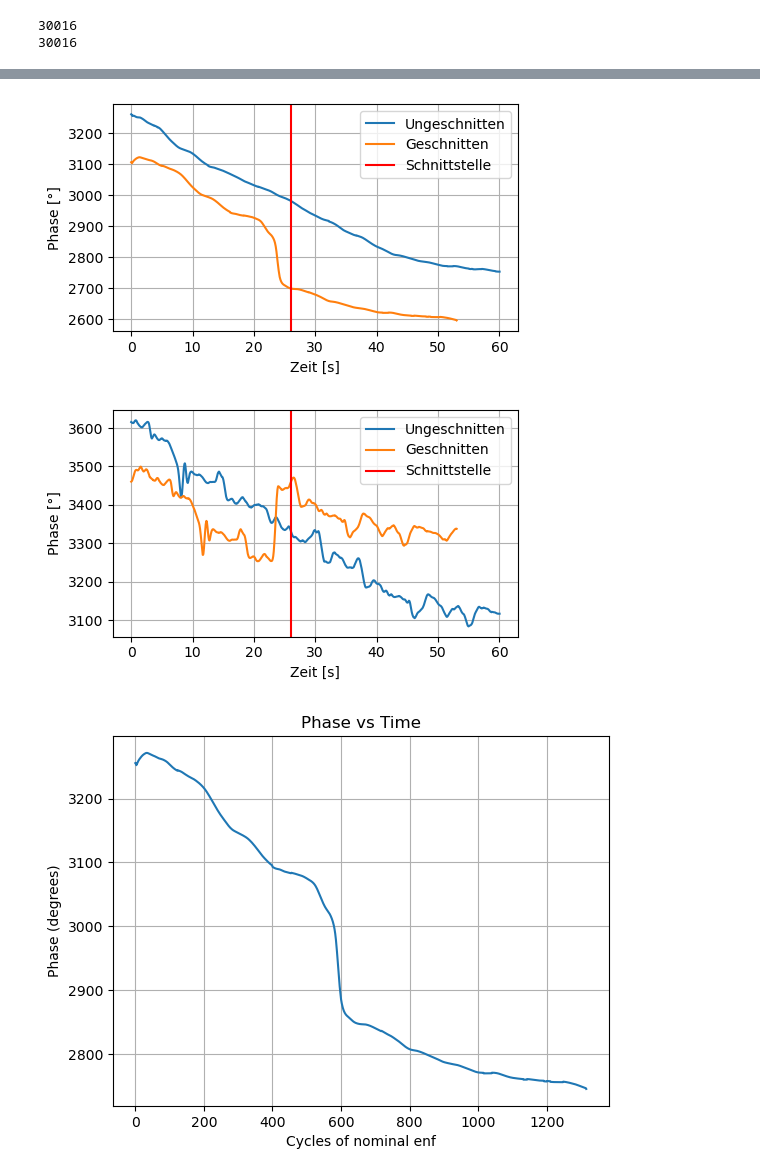
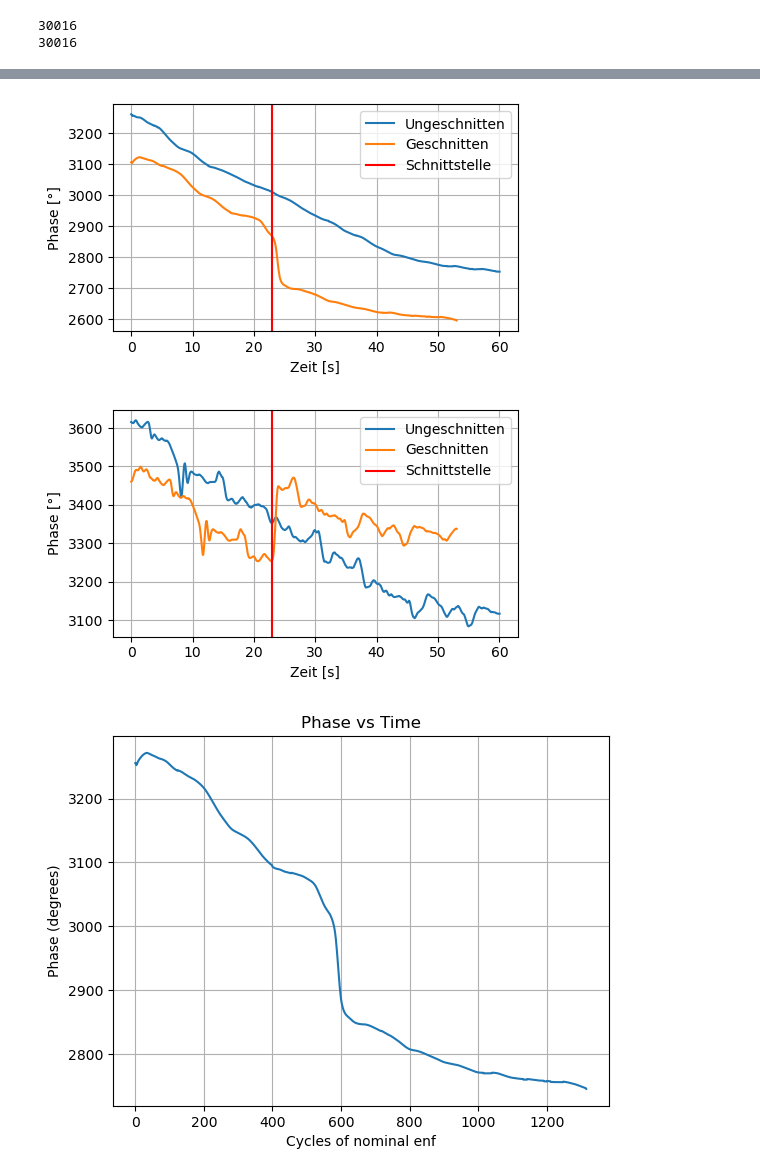
Before and after one commit to Licates/ENFify, a Jupyter notebook: notebooks/ls/0.03_ls_enf-enhancement.ipynb, the cells around one changed output, grey strips where cells are left out. Drawn from its saved outputs; the diff is of its cells as text; code cells hidden in the pictures.

```diff
--- a/notebooks/ls/0.03_ls_enf-enhancement.ipynb
+++ b/notebooks/ls/0.03_ls_enf-enhancement.ipynb
@@ -459,7 +459,7 @@ x_cut = len(cut_denoised_signal)/noise_fs
 
 time = np.linspace(0.0, 2*x, len(phases_denoised))
 time_cut = np.linspace(0.0, 2*x_cut, len(phases_denoised_cut))
-cut_start = 26
+cut_start = 23
 
 plt.figure(figsize=(5, 3))
 plt.plot(time, np.degrees(phases_denoised), label = "Ungeschnitten")
@@ -472,36 +472,36 @@ plt.legend()
 plt.tight_layout()
 plt.savefig('whu_authentic_phases.pdf', dpi=300)
 plt.show()
 
 N_DFT = 20_000
 NUM_CYCLES = 10
 
 phases_denoised = segmented_phase_estimation_hilbert(bandpass_sig, fs, NUM_CYCLES, 50)
 phases_denoised = np.unwrap(phases_denoised)
 x = len(bandpass_sig)/noise_fs
 
 phases_denoised_cut = segmented_phase_estimation_hilbert(bandpass_sig_cut, fs, NUM_CYCLES, 50)
 phases_denoised_cut = np.unwrap(phases_denoised_cut)
 x_cut = len(bandpass_sig_cut)/noise_fs
 
 time = np.linspace(0.0, 2*x, len(phases_denoised))
 time_cut = np.linspace(0.0, 2*x_cut, len(phases_denoised_cut))
-cut_start = 26
+cut_start = 23
 
 plt.figure(figsize=(5, 3))
 plt.plot(time, np.degrees(phases_denoised), label = "Ungeschnitten")
 plt.plot(time_cut, np.degrees(phases_denoised_cut)-150, label = "Geschnitten")
 plt.axvline(cut_start, color="red", label = "Schnittstelle")
 plt.xlabel("Zeit [s]")
 plt.ylabel("Phase [°]")
 plt.grid()
 plt.legend()
 plt.tight_layout()
 plt.savefig('whu_tampered_phases.pdf', dpi=300)
 plt.show()
 # %% [output]
-[figure, old version]
+[figure, new version]
-[figure, old version]
+[figure, new version]
 # %%
 N_DFT = 20_000
 NUM_CYCLES = 10
```
Also changed, not shown: parts of 2 cells of this notebook.
